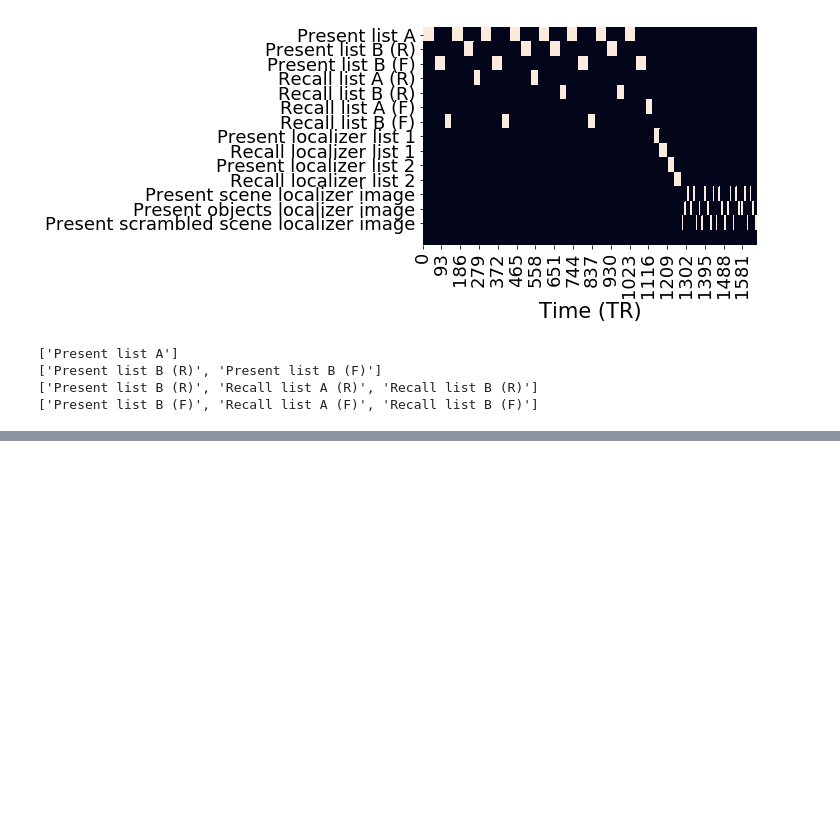
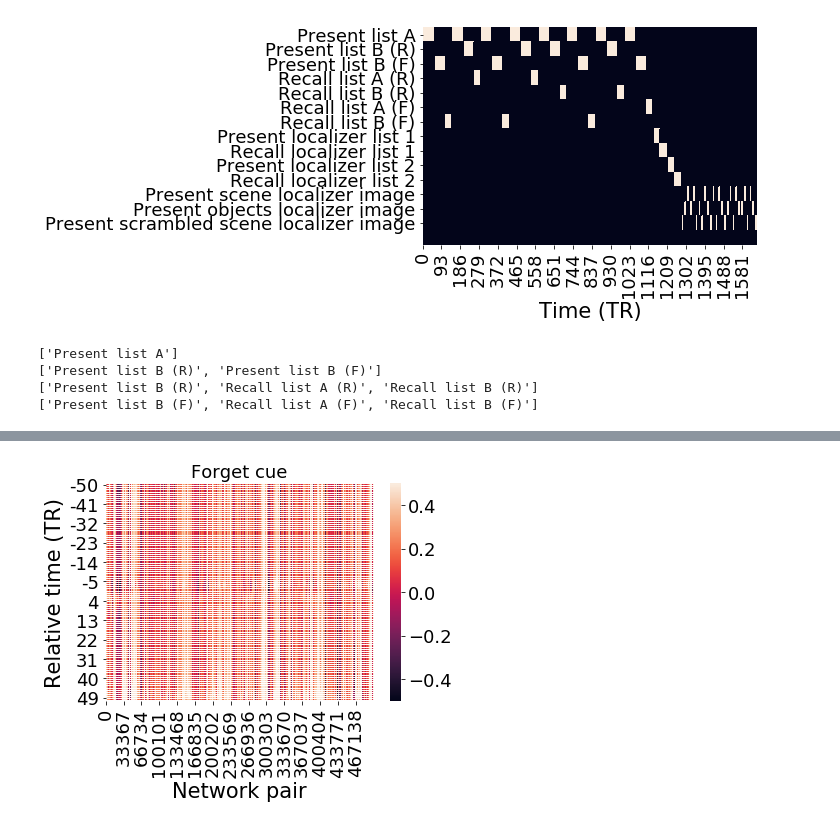
Before and after one commit to ContextLab/directed-forgetting-network-dynamics, a Jupyter notebook: code/network_analyses.ipynb, the cells around one changed output, grey strips where cells are left out. Cells and saved outputs as stored; diff of their text form; code cells hidden in the pictures; blank space fills up the shorter version.

```diff
--- a/code/network_analyses.ipynb
+++ b/code/network_analyses.ipynb
@@ -259,8 +281,10 @@ plt.xlabel('Network pair');
 # %%
-sns.heatmap(pd.DataFrame(r_f_nets[1], index=np.arange(-buffer, buffer+1)), vmin=-0.5, vmax=0.5)
+sns.heatmap(pd.DataFrame(means[1], index=np.arange(-buffer, buffer+1)), vmin=-0.5, vmax=0.5)
 plt.title('Forget cue');
 plt.ylabel('Relative time (TR)');
 plt.xlabel('Network pair');
+# %% [output]
+[figure, added]
 # %%
 ts = np.arange(-buffer, buffer+1)
 min_time = -20
```
Also changed, not shown: parts of 20 cells of this notebook, 8 other files.
